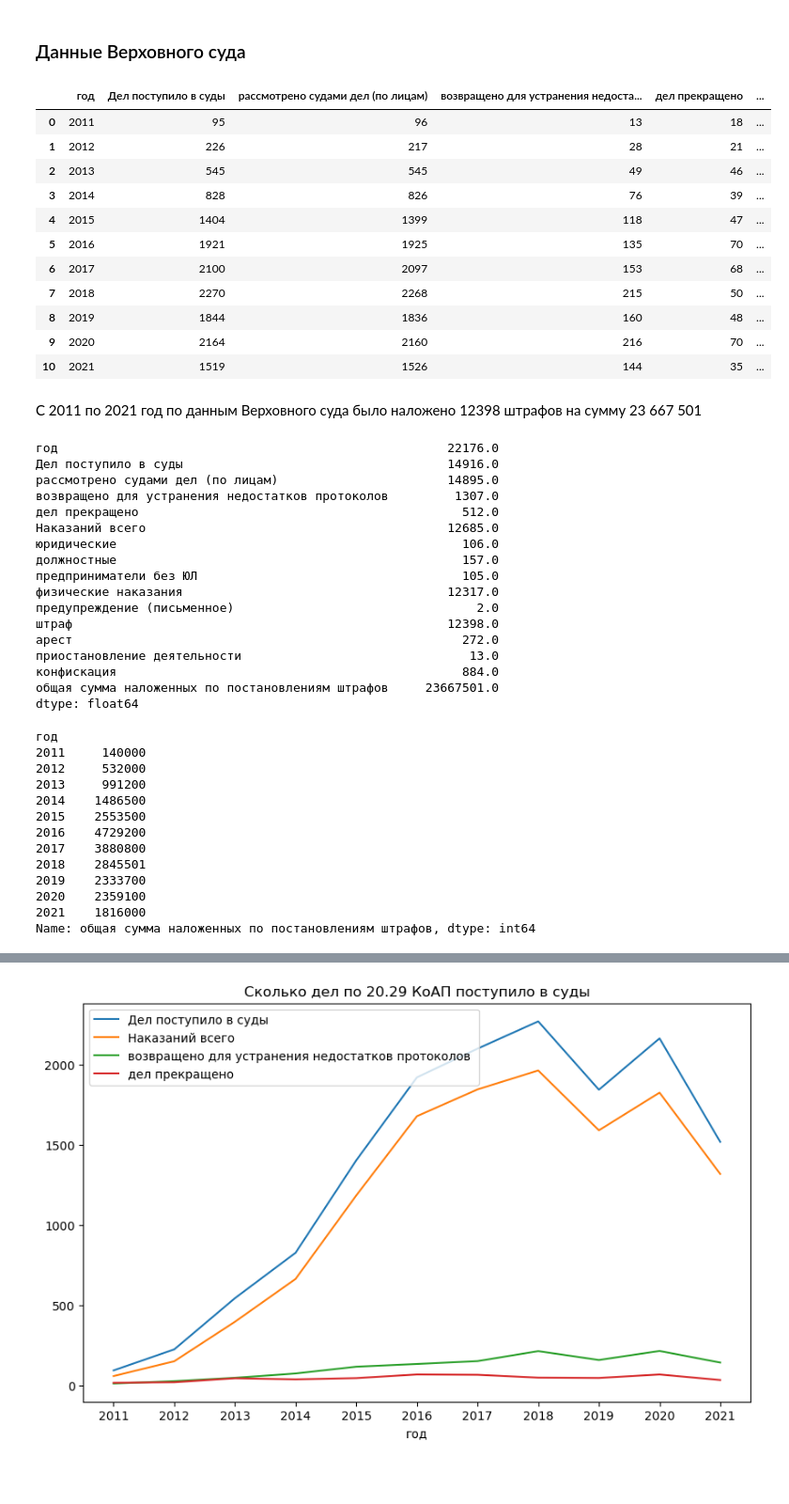
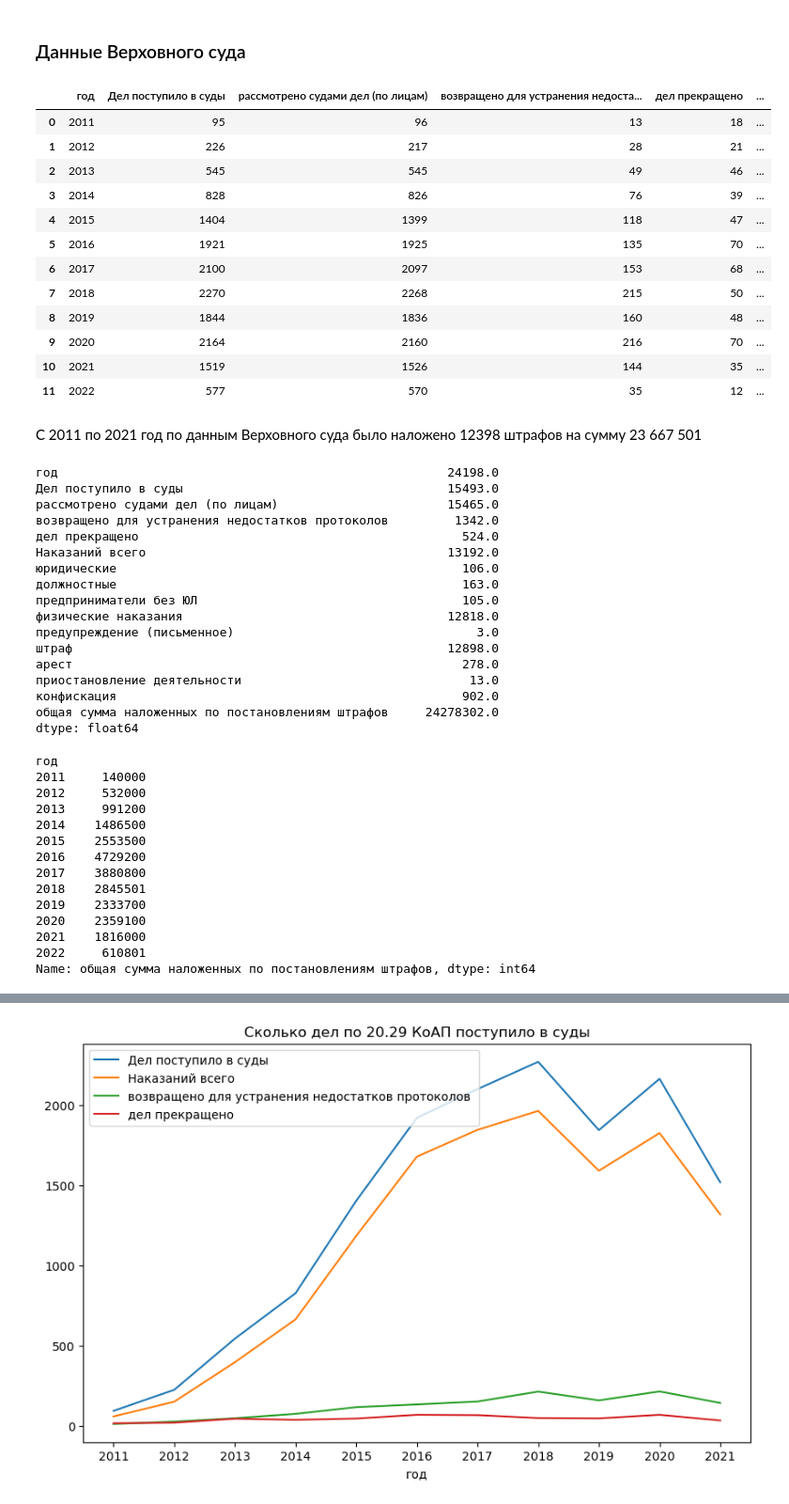
Before and after one commit to kkruglik/extr_mat_prerelease, a Jupyter notebook: release_notebook.ipynb, the cells around one changed output, grey strips where cells are left out. Shown: that part at 94% size. Drawn from its saved outputs; the diff is of its cells as text; code cells hidden in the pictures; blank space fills up the shorter version.

```diff
--- a/release_notebook.ipynb
+++ b/release_notebook.ipynb
@@ -305,19 +330,21 @@ plt.title("Как пополнялся реестр экстремитских
 ### Данные Верховного суда
 # %%
 df_supreme_court = pd.read_csv(
-    "/Users/kirillkruglikov/repos/investigation-team-rfe/extr_materials/new_data/20.29-supreme-court-(edited).csv"
+    "/Users/kirillkruglikov/repos/investigation-team-rfe/extr_materials/new_data/20.29-supreme-court-(edited).csv",
+    sep=";"
 )
 df_supreme_court
 # %% [output]
 |  | год | Дел поступило в суды | рассмотрено судами дел (по лицам) | возвращено для устранения недоста... | дел прекращено | ... |
 | 0 | 2011 | 95 | 96 | 13 | 18 | ... |
 | 1 | 2012 | 226 | 217 | 28 | 21 | ... |
 | 2 | 2013 | 545 | 545 | 49 | 46 | ... |
 | 3 | 2014 | 828 | 826 | 76 | 39 | ... |
 | 4 | 2015 | 1404 | 1399 | 118 | 47 | ... |
 | 5 | 2016 | 1921 | 1925 | 135 | 70 | ... |
 | 6 | 2017 | 2100 | 2097 | 153 | 68 | ... |
 | 7 | 2018 | 2270 | 2268 | 215 | 50 | ... |
 | 8 | 2019 | 1844 | 1836 | 160 | 48 | ... |
 | 9 | 2020 | 2164 | 2160 | 216 | 70 | ... |
 | 10 | 2021 | 1519 | 1526 | 144 | 35 | ... |
+| 11 | 2022 | 577 | 570 | 35 | 12 | ... |
@@ -326,22 +355,22 @@ df_supreme_court
 # %%
 df_supreme_court.sum()
 # %% [output]
-год                                                     22176.0
-Дел поступило в суды                                    14916.0
-рассмотрено судами дел (по лицам)                       14895.0
-возвращено для устранения недостатков протоколов         1307.0
-дел прекращено                                            512.0
-Наказаний всего                                         12685.0
+год                                                     24198.0
+Дел поступило в суды                                    15493.0
+рассмотрено судами дел (по лицам)                       15465.0
+возвращено для устранения недостатков протоколов         1342.0
+дел прекращено                                            524.0
+Наказаний всего                                         13192.0
 юридические                                               106.0
-должностные                                               157.0
+должностные                                               163.0
 предприниматели без ЮЛ                                    105.0
-физические наказания                                    12317.0
-предупреждение (письменное)                                 2.0
-штраф                                                   12398.0
-арест                                                     272.0
+физические наказания                                    12818.0
+предупреждение (письменное)                                 3.0
+штраф                                                   12898.0
+арест                                                     278.0
 приостановление деятельности                               13.0
-конфискация                                               884.0
-общая сумма наложенных по постановлениям штрафов     23667501.0
+конфискация                                               902.0
+общая сумма наложенных по постановлениям штрафов     24278302.0
 dtype: float64
 # %%
 df_supreme_court.groupby("год")[
@@ -360,6 +389,7 @@ df_supreme_court.groupby("год")[
 2019    2333700
 2020    2359100
 2021    1816000
+2022     610801
 Name: общая сумма наложенных по постановлениям штрафов, dtype: int64
 # %%
 total_cases = df_supreme_court.groupby("год")["Дел поступило в суды"].sum()
```
Also changed, not shown: parts of 14 cells of this notebook.
